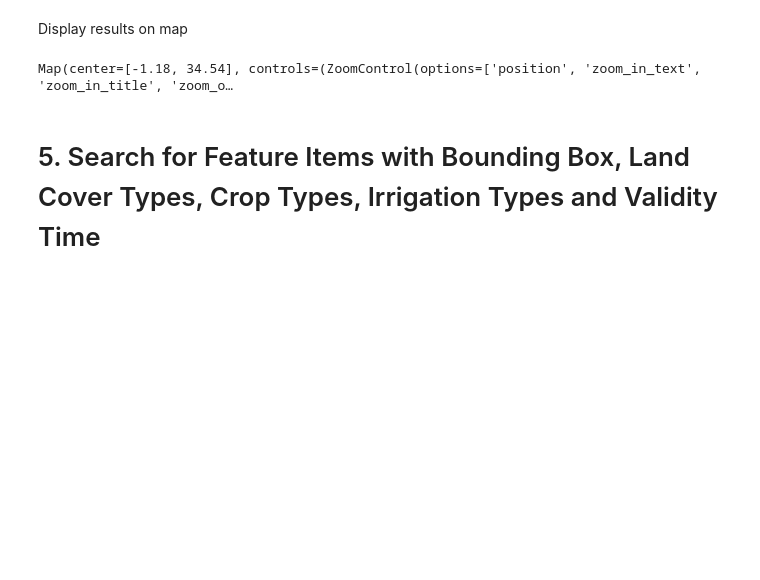
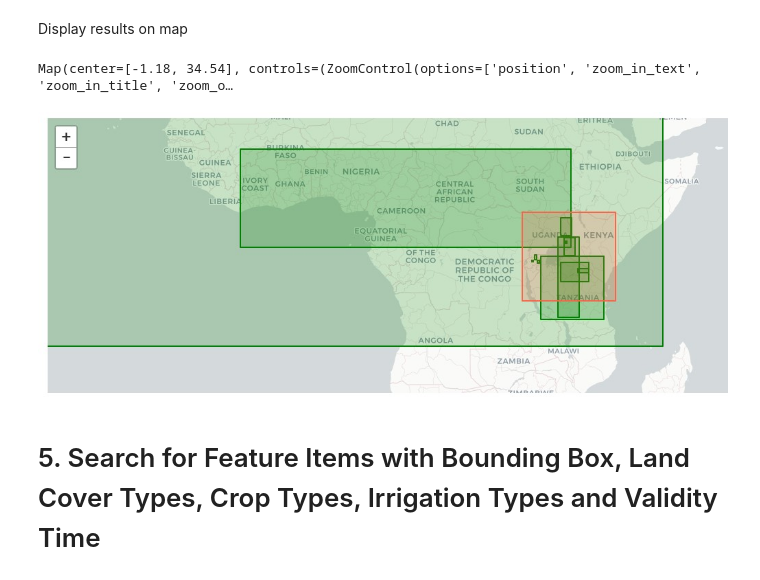
Before and after one commit to WorldCereal/ewoc_rdm_demo_api, a Jupyter notebook: rdmApiDemo.ipynb, the cells around one changed output. Drawn from its saved outputs; the diff is of its cells as text; code cells hidden in the pictures; blank space fills up the shorter version.

Commit message:
fix: updated search image

```diff
--- a/rdmApiDemo.ipynb
+++ b/rdmApiDemo.ipynb
@@ -168,6 +168,11 @@ m2.add_layer(aoi)
 m2
 # %% [output]
 Map(center=[-1.18, 34.54], controls=(ZoomControl(options=['position', 'zoom_in_text', 'zoom_in_title', 'zoom_o…
+# %%
+from IPython.display import Image
+Image(filename='searchImage.jpg')
+# %% [output]
+[figure, added]
 # %% [markdown]
 # 5. Search for Feature Items with Bounding Box, Land Cover Types, Crop Types, Irrigation Types and Validity Time
 # %%
```
Also changed, not shown: 1 other file.
